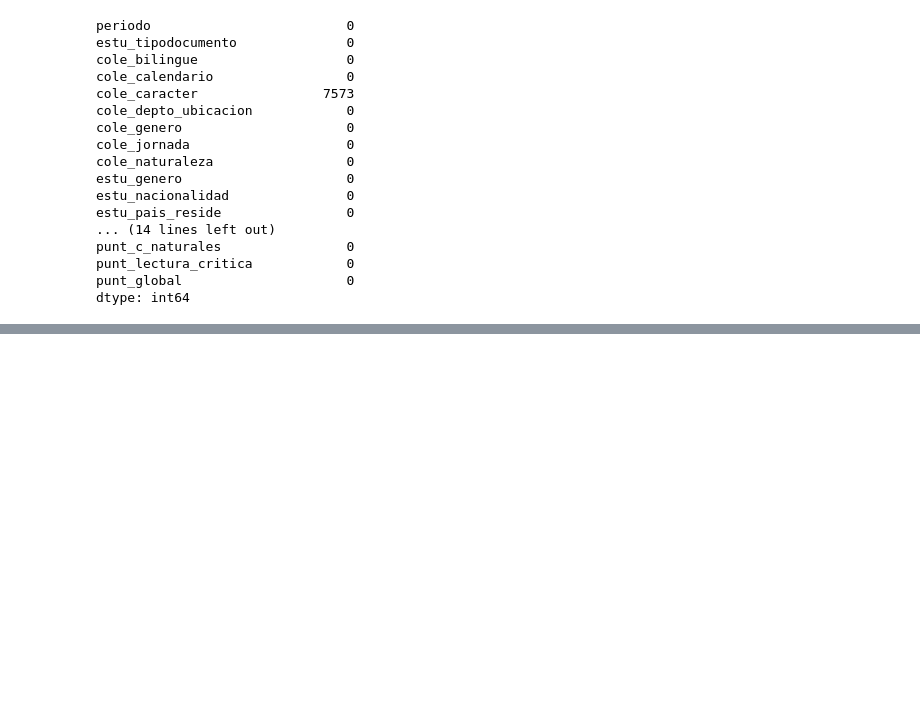
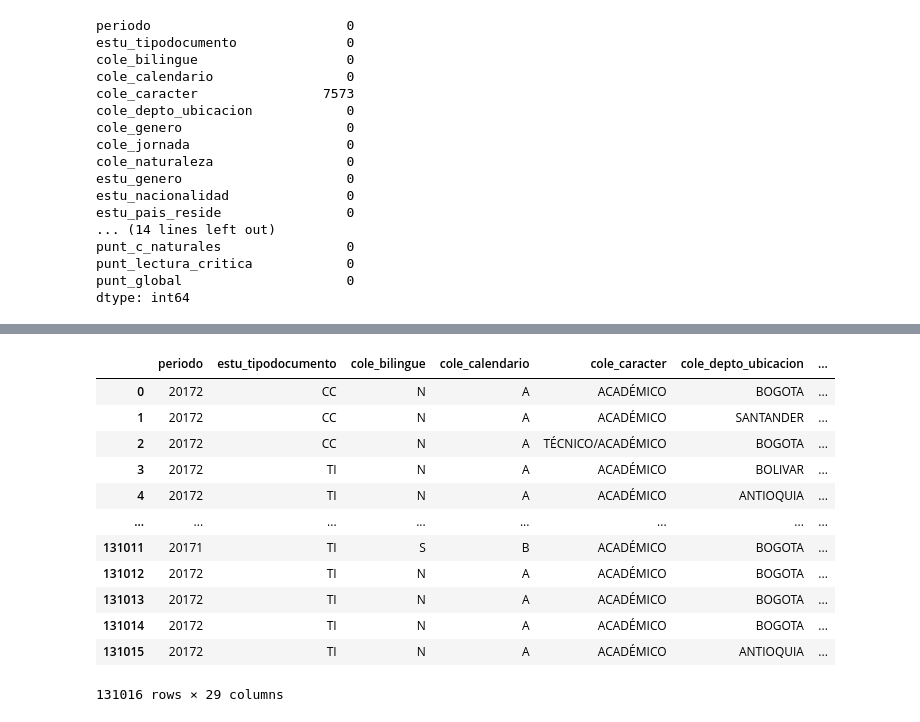
Before and after one commit to Mariapaulaestupinan/Proyecto-2-Analitica, a Jupyter notebook: limpieza_de_datos/Limpieza de datos.ipynb, the cells around one changed output, grey strips where cells are left out. Saved outputs shown, nothing was run; the diff lists cells and outputs as text; code cells hidden in the pictures; blank space fills up the shorter version.

```diff
--- a/limpieza_de_datos/Limpieza de datos.ipynb
+++ b/limpieza_de_datos/Limpieza de datos.ipynb
@@ -804,0 +963,13 @@ dtype: int64
+# %%
+# Aplicar la función 'parse_estratos' para convertir la columna 'frecuencia_estratos' de strings a diccionarios
+df_resultado_nooficial['estratos_dict'] = df_resultado_nooficial['frecuencia_estratos'].apply(parse_estratos)
+
+# Aplicar la función 'dict_to_pct' para calcular el porcentaje que representa cada estrato respecto al total,
+# luego expandir estos porcentajes a columnas separadas, y llenar valores NaN con 0
+df_pct = df_resultado_nooficial['estratos_dict'].apply(dict_to_pct).apply(pd.Series).fillna(0)
+
+# Unir el DataFrame original (sin las columnas originales de strings y diccionarios) con el DataFrame de porcentajes
+df_resultado_nooficial_estratos = pd.concat([df_resultado_nooficial.drop(columns=['frecuencia_estratos', 'estratos_dict']), df_pct], axis=1)
+
+# Mostrar el DataFrame final resultante con los porcentajes por estrato para cada fila
+print(df_resultado_nooficial_estratos)
@@ -804,0 +1073,28 @@ dtype: int64
+# %%
+# Filtrar solo las filas no oficiales
+df_nooficial = df_final1[df_final1['cole_naturaleza'] == 'NO OFICIAL'].copy()
+
+# Agrupar el DataFrame filtrado por las combinaciones de las columnas indicadas,
+# luego aplicar la función 'asignar_estrato_nooficial' a cada grupo para asignar estratos faltantes
+datos_nooficial_estrato = df_nooficial.groupby(
+    ['fami_tienecomputador', 'fami_tieneinternet', 'fami_tieneautomovil', 'fami_tienelavadora']
+).apply(asignar_estrato_nooficial)
+
+# Limpiar índice
+datos_nooficial_estrato.reset_index(drop=True, inplace=True)
+# %%
+datos_nooficial_estrato
+# %% [output]
+|  | periodo | estu_tipodocumento | cole_bilingue | cole_calendario | cole_caracter | cole_depto_ubicacion | ... |
+| 0 | 20172 | CC | N | A | ACADÉMICO | BOGOTA | ... |
+| 1 | 20172 | CC | N | A | ACADÉMICO | SANTANDER | ... |
+| 2 | 20172 | CC | N | A | TÉCNICO/ACADÉMICO | BOGOTA | ... |
+| 3 | 20172 | TI | N | A | ACADÉMICO | BOLIVAR | ... |
+| 4 | 20172 | TI | N | A | ACADÉMICO | ANTIOQUIA | ... |
+| ... | ... | ... | ... | ... | ... | ... | ... |
+| 131011 | 20171 | TI | S | B | ACADÉMICO | BOGOTA | ... |
+| 131012 | 20172 | TI | N | A | ACADÉMICO | BOGOTA | ... |
+| 131013 | 20172 | TI | N | A | ACADÉMICO | BOGOTA | ... |
+| 131014 | 20172 | TI | N | A | ACADÉMICO | BOGOTA | ... |
+| 131015 | 20172 | TI | N | A | ACADÉMICO | ANTIOQUIA | ... |
+131016 rows × 29 columns
```
Also changed, not shown: parts of 11 cells of this notebook.
